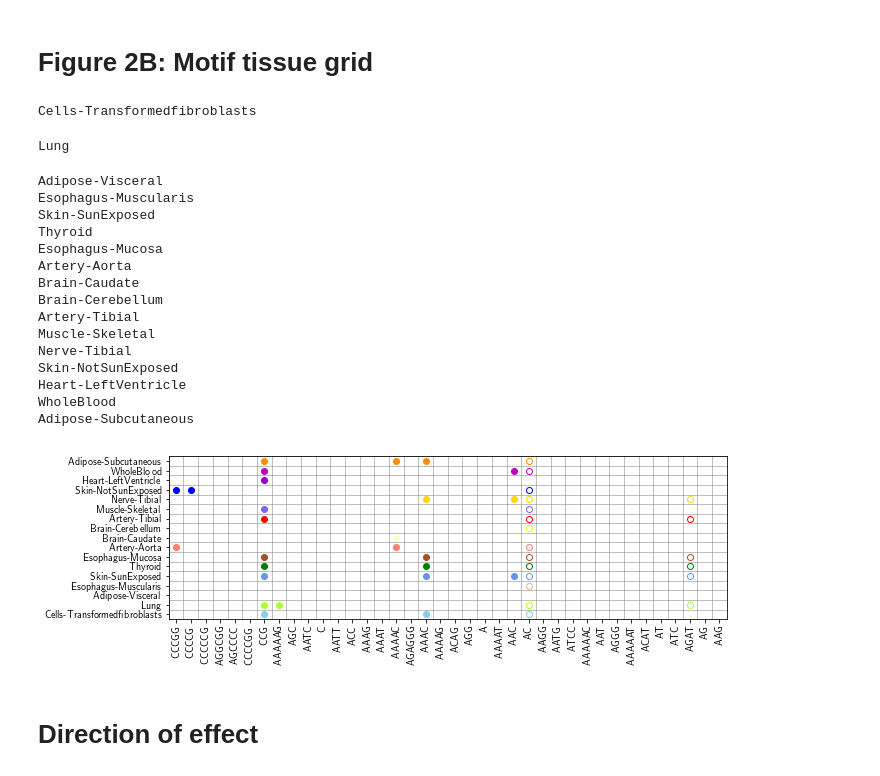
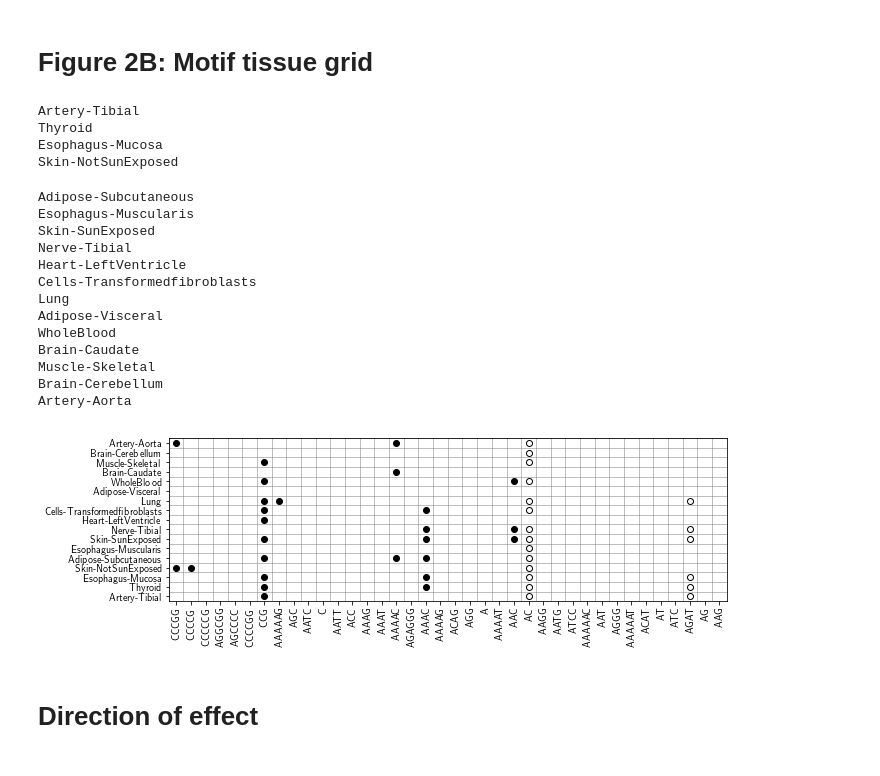
Before and after one commit to gymreklab/gtex-estrs-paper, a Jupyter notebook: Figures/eSTR-GTEx-Figure2.ipynb, the cells around one changed output. Cells and saved outputs as stored; diff of their text form; code cells hidden in the pictures.

Commit message:
updating figure 2 notebook grid no color

```diff
--- a/Figures/eSTR-GTEx-Figure2.ipynb
+++ b/Figures/eSTR-GTEx-Figure2.ipynb
@@ -49,7 +45,7 @@ DATADIR = os.path.join(BASEDATADIR, PREFIX)
 RESULTSDIR = os.path.join(BASERESULTSDIR, PREFIX)
 
 ############ Load data #############
-eallstrs = pd.read_csv(os.path.join(DATADIR, "all_analyzed_strs.tab"), sep="\t", names=["chrom","str.start"])
+allstrs = pd.read_csv(os.path.join(DATADIR, "all_analyzed_strs.tab"), sep="\t", names=["chrom","str.start"])
 
 # All ref data
 ref = pd.read_csv(os.path.join(BASEDATADIR, "annotations", "hg19.hipstr_reference_annot_v2.bed"), sep="\t")
@@ -198,3 +192,6 @@ causal = estrs[estrs["score"]>=MIN_CAUSAL_SCORE]
+# %%
+estrs = pd.read_csv(os.path.join(BASERESULTSDIR, "eSTR-calling","SuppTable_ALLCAUSAL.csv"))
+causal = estrs[estrs["score"]>=MIN_CAUSAL_SCORE]
 # %%
 COLORS = {
     "Artery-Aorta":"salmon",
@@ -553,23 +533,23 @@ for t in TISSUES:
     motif_enrich_all[t] = GetEnrichments(tdata[["chrom","str.start","annot"]].drop_duplicates(), tdata[tdata["is.estr"]].copy(), tdata[tdata["is.estr"] & (tdata["caviar.score"]<=MIN_CAUSAL_SCORE)].copy(),
                                     all_motifs, annot_col = True)
 # %% [output]
-Cells-Transformedfibroblasts
+Artery-Tibial
+Thyroid
+Esophagus-Mucosa
+Skin-NotSunExposed
+Adipose-Subcutaneous
+Esophagus-Muscularis
+Skin-SunExposed
+Nerve-Tibial
+Heart-LeftVentricle
+Cells-Transformedfibroblasts
 Lung
+Adipose-Visceral
+WholeBlood
+Brain-Caudate
+Muscle-Skeletal
+Brain-Cerebellum
+Artery-Aorta
-Adipose-Visceral
-Esophagus-Muscularis
-Skin-SunExposed
-Thyroid
-Esophagus-Mucosa
-Artery-Aorta
-Brain-Caudate
-Brain-Cerebellum
-Artery-Tibial
-Muscle-Skeletal
-Nerve-Tibial
-Skin-NotSunExposed
-Heart-LeftVentricle
-WholeBlood
-Adipose-Subcutaneous
 # %%
 pthresh = 0.05/len(all_motifs)
 
@@ -578,36 +558,36 @@ fig.set_size_inches((10, 3))
 
 ax = fig.add_subplot(111)
 
 yval = 0
 all_motifs = list(motif_enrich["annot"])
 for t in TISSUES:
     ax.axhline(y=yval-0.5, color="gray", linewidth=0.5)
     x = motif_enrich_all[t]
     pvals = [x[x["annot"]==m]["pval.causal"].values[0] for m in all_motifs]
     dirs = [x[x["annot"]==m]["odds.causal"].values[0] for m in all_motifs]
     pvals = [item<pthresh for item in pvals]
     dirs = [item>1 for item in dirs]
     for i in range(len(pvals)):
         if pvals[i]:
             if dirs[i]:
-                ax.scatter([i], [yval], color=COLORS[t], marker="o")
-            else: ax.scatter([i], [yval], color="white", edgecolor=COLORS[t], marker="o")
+                ax.scatter([i], [yval], color="black", marker="o")
+            else: ax.scatter([i], [yval], color="white", edgecolor="black", marker="o")
     yval += 1
 ax.axhline(y=yval-0.5, color="gray", linewidth=0.5)
 for xval in range(len(all_motifs)+1):
     ax.axvline(x=xval-0.5, color="gray", linewidth=0.5)
 ax.set_xticks(range(len(all_motifs)))
 ax.set_xticklabels(all_motifs, rotation=90);
 ax.set_yticks(range(len(TISSUES)))
 ax.set_yticklabels(TISSUES);
 ax.set_xlim(left=-0.5, right=len(all_motifs)-0.5);
 ax.set_ylim(bottom=-0.5, top=len(TISSUES)-0.5);
 
 if SAVEPLOT:
     fname = os.path.join(RESULTSDIR, "%s_MotifGrid.pdf"%FIGPREFIX)
     fig.savefig(fname)
 # %% [output]
-[figure, old version]
+[figure, new version]
 # %% [markdown]
 # Direction of effect
 # %%
```
Also changed, not shown: parts of 14 cells of this notebook, 21 other files.
